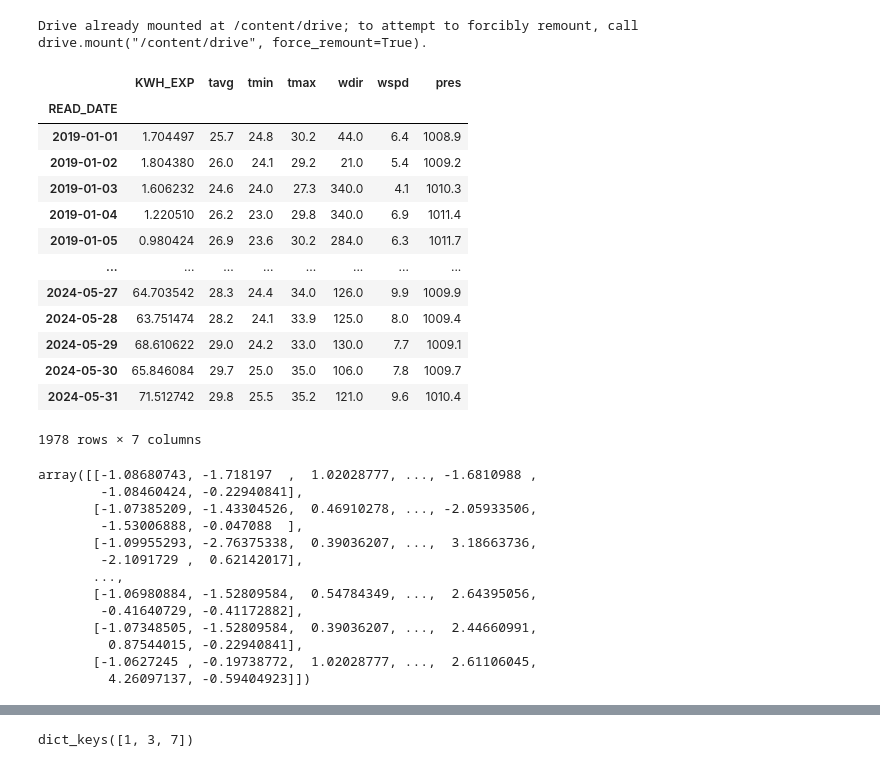
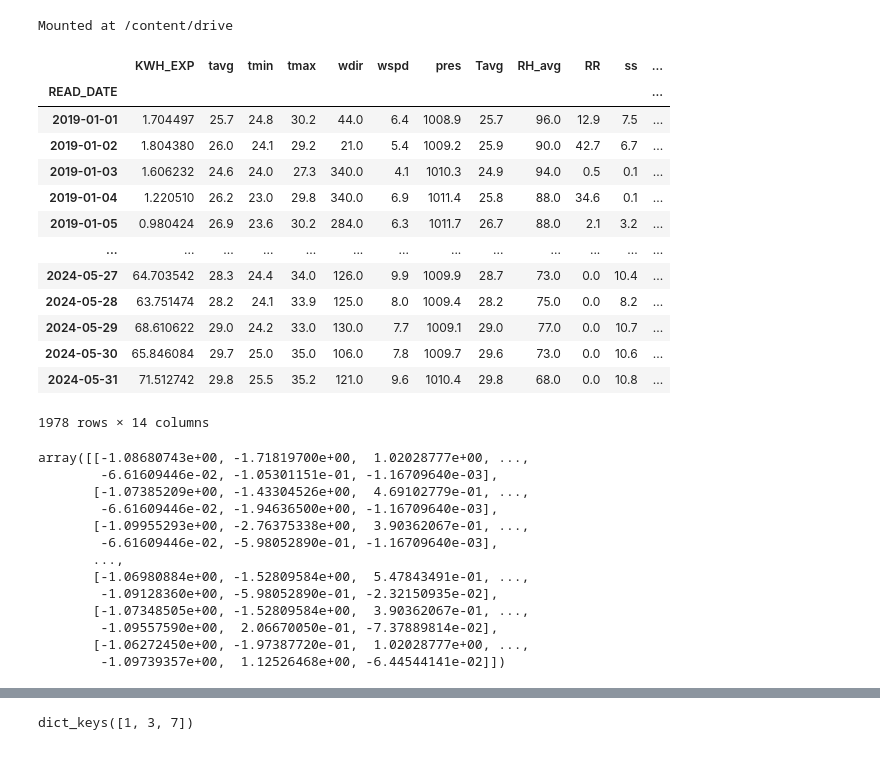
Before and after one commit to srikresna/electricity-usage-forecast, a Jupyter notebook: 442100110323/442100110323_daily_ga.ipynb, the cells around one changed output, grey strips where cells are left out. Saved outputs shown, nothing was run; the diff lists cells and outputs as text; code cells hidden in the pictures.

```diff
--- a/442100110323/442100110323_daily_ga.ipynb
+++ b/442100110323/442100110323_daily_ga.ipynb
@@ -14,9 +14,9 @@ import tensorflow as tf
 import time
 # %%
 from google.colab import drive
-drive.mount('/content/drive')
+drive.mount('/content/drive', force_remount=True)
 # %% [output]
-Drive already mounted at /content/drive; to attempt to forcibly remount, call drive.mount("/content/drive", force_remount=True).
+Mounted at /content/drive
 # %%
 # Fungsi untuk membuat model LSTM atau BiLSTM
 def create_model(input_shape, model_type='bilstm'):
@@ -136,26 +136,27 @@ def genetic_algorithm(X, y, timesteps_list, pop_size=5, num_generations=5, mutat
 
     return best_chromosomes
 # %%
-df = pd.read_csv('/content/drive/MyDrive/PLN_Timeseries/442100110323_daily_meteostat.csv')
-df['READ_DATE'] = pd.to_datetime(df['READ_DATE'])
+df = pd.read_csv('/content/drive/MyDrive/PLN_Timeseries/a_442100110323_engineered.csv')
+# df
+# df['READ_DATE'] = pd.to_datetime(df['READ_DATE'])
 # df.drop('READ_DATE_day', axis=1, inplace=True)
 df.set_index('READ_DATE', inplace=True)
 df
 # %% [output]
-|  | KWH_EXP | tavg | tmin | tmax | wdir | wspd | pres |
-| READ_DATE |  |  |  |  |  |  |  |
-| 2019-01-01 | 1.704497 | 25.7 | 24.8 | 30.2 | 44.0 | 6.4 | 1008.9 |
-| 2019-01-02 | 1.804380 | 26.0 | 24.1 | 29.2 | 21.0 | 5.4 | 1009.2 |
-| 2019-01-03 | 1.606232 | 24.6 | 24.0 | 27.3 | 340.0 | 4.1 | 1010.3 |
-| 2019-01-04 | 1.220510 | 26.2 | 23.0 | 29.8 | 340.0 | 6.9 | 1011.4 |
-| 2019-01-05 | 0.980424 | 26.9 | 23.6 | 30.2 | 284.0 | 6.3 | 1011.7 |
-| ... | ... | ... | ... | ... | ... | ... | ... |
-| 2024-05-27 | 64.703542 | 28.3 | 24.4 | 34.0 | 126.0 | 9.9 | 1009.9 |
-| 2024-05-28 | 63.751474 | 28.2 | 24.1 | 33.9 | 125.0 | 8.0 | 1009.4 |
-| 2024-05-29 | 68.610622 | 29.0 | 24.2 | 33.0 | 130.0 | 7.7 | 1009.1 |
-| 2024-05-30 | 65.846084 | 29.7 | 25.0 | 35.0 | 106.0 | 7.8 | 1009.7 |
-| 2024-05-31 | 71.512742 | 29.8 | 25.5 | 35.2 | 121.0 | 9.6 | 1010.4 |
+|  | KWH_EXP | tavg | tmin | tmax | wdir | wspd | pres | Tavg | RH_avg | RR | ss | ... |
+| READ_DATE |  |  |  |  |  |  |  |  |  |  |  | ... |
+| 2019-01-01 | 1.704497 | 25.7 | 24.8 | 30.2 | 44.0 | 6.4 | 1008.9 | 25.7 | 96.0 | 12.9 | 7.5 | ... |
+| 2019-01-02 | 1.804380 | 26.0 | 24.1 | 29.2 | 21.0 | 5.4 | 1009.2 | 25.9 | 90.0 | 42.7 | 6.7 | ... |
+| 2019-01-03 | 1.606232 | 24.6 | 24.0 | 27.3 | 340.0 | 4.1 | 1010.3 | 24.9 | 94.0 | 0.5 | 0.1 | ... |
+| 2019-01-04 | 1.220510 | 26.2 | 23.0 | 29.8 | 340.0 | 6.9 | 1011.4 | 25.8 | 88.0 | 34.6 | 0.1 | ... |
+| 2019-01-05 | 0.980424 | 26.9 | 23.6 | 30.2 | 284.0 | 6.3 | 1011.7 | 26.7 | 88.0 | 2.1 | 3.2 | ... |
+| ... | ... | ... | ... | ... | ... | ... | ... | ... | ... | ... | ... | ... |
+| 2024-05-27 | 64.703542 | 28.3 | 24.4 | 34.0 | 126.0 | 9.9 | 1009.9 | 28.7 | 73.0 | 0.0 | 10.4 | ... |
+| 2024-05-28 | 63.751474 | 28.2 | 24.1 | 33.9 | 125.0 | 8.0 | 1009.4 | 28.2 | 75.0 | 0.0 | 8.2 | ... |
+| 2024-05-29 | 68.610622 | 29.0 | 24.2 | 33.0 | 130.0 | 7.7 | 1009.1 | 29.0 | 77.0 | 0.0 | 10.7 | ... |
+| 2024-05-30 | 65.846084 | 29.7 | 25.0 | 35.0 | 106.0 | 7.8 | 1009.7 | 29.6 | 73.0 | 0.0 | 10.6 | ... |
+| 2024-05-31 | 71.512742 | 29.8 | 25.5 | 35.2 | 121.0 | 9.6 | 1010.4 | 29.8 | 68.0 | 0.0 | 10.8 | ... |
-1978 rows × 7 columns
+1978 rows × 14 columns
 # %%
 # split data train dan test. 3 tahun pertama untuk train, 2 tahun terakhir untuk test
 """
@@ -200,19 +201,19 @@ test_scaled_target = target_scaler.transform(test[['KWH_EXP']])
 # %%
 train_scaled_features
 # %% [output]
-array([[-1.08680743, -1.718197  ,  1.02028777, ..., -1.6810988 ,
-        -1.08460424, -0.22940841],
-       [-1.07385209, -1.43304526,  0.46910278, ..., -2.05933506,
-        -1.53006888, -0.047088  ],
-       [-1.09955293, -2.76375338,  0.39036207, ...,  3.18663736,
-        -2.1091729 ,  0.62142017],
+array([[-1.08680743e+00, -1.71819700e+00,  1.02028777e+00, ...,
+        -6.61609446e-02, -1.05301151e-01, -1.16709640e-03],
+       [-1.07385209e+00, -1.43304526e+00,  4.69102779e-01, ...,
+        -6.61609446e-02, -1.94636500e+00, -1.16709640e-03],
+       [-1.09955293e+00, -2.76375338e+00,  3.90362067e-01, ...,
+        -6.61609446e-02, -5.98052890e-01, -1.16709640e-03],
        ...,
-       [-1.06980884, -1.52809584,  0.54784349, ...,  2.64395056,
-        -0.41640729, -0.41172882],
-       [-1.07348505, -1.52809584,  0.39036207, ...,  2.44660991,
-         0.87544015, -0.22940841],
-       [-1.0627245 , -0.19738772,  1.02028777, ...,  2.61106045,
-         4.26097137, -0.59404923]])
+       [-1.06980884e+00, -1.52809584e+00,  5.47843491e-01, ...,
+        -1.09128360e+00, -5.98052890e-01, -2.32150935e-02],
+       [-1.07348505e+00, -1.52809584e+00,  3.90362067e-01, ...,
+        -1.09557590e+00,  2.06670050e-01, -7.37889814e-02],
+       [-1.06272450e+00, -1.97387720e-01,  1.02028777e+00, ...,
+        -1.09739357e+00,  1.12526468e+00, -6.44544141e-02]])
 # %%
 # Daftar timestep yang akan diuji
 timesteps_list = [1, 3, 7]  # 1 hari, 3 hari, 1 minggu
```
Also changed, not shown: parts of 7 cells of this notebook.
